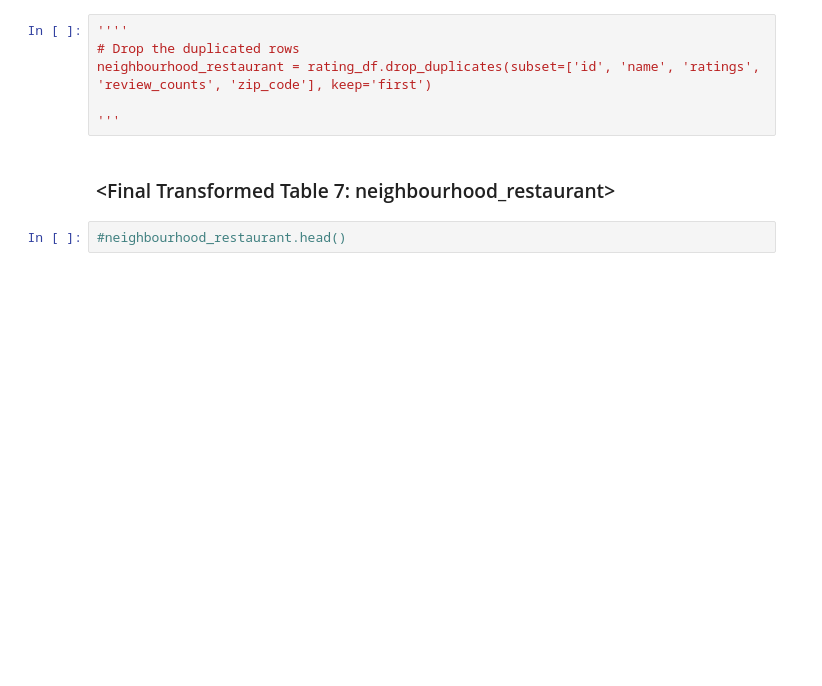
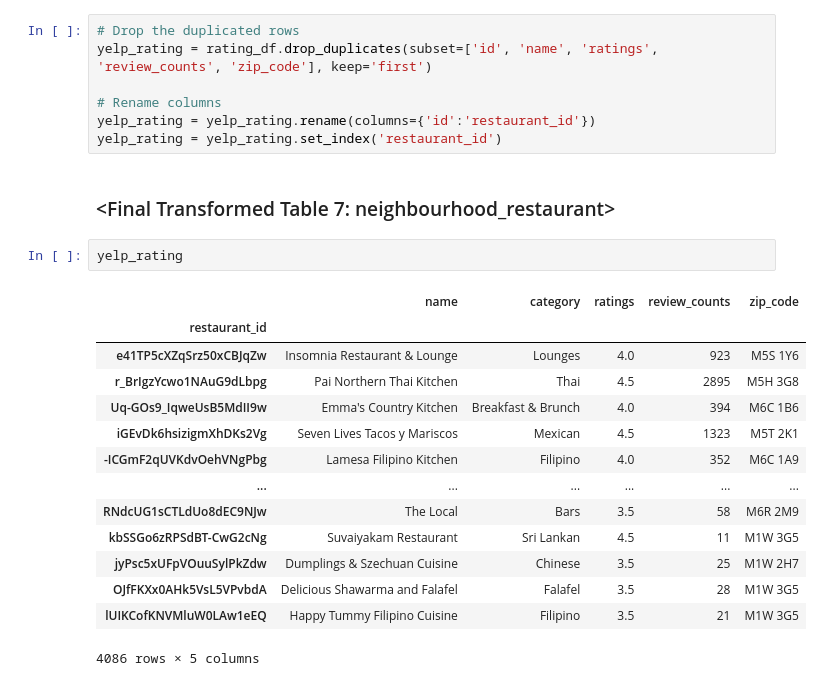
Before and after one commit to saif-gorges/GTA-Restaurant-Location-Analysis, a Jupyter notebook: Transform.ipynb, the cells around one changed output. Drawn from its saved outputs; the diff is of its cells as text; blank space fills up the shorter version.

```diff
--- a/Transform.ipynb
+++ b/Transform.ipynb
@@ -313,12 +316,28 @@ crime
 # %% [markdown]
 ## 6) Restaurants Rating & Review Data from Yelp API
 # %%
-''''
 # Drop the duplicated rows
-neighbourhood_restaurant = rating_df.drop_duplicates(subset=['id', 'name', 'ratings', 'review_counts', 'zip_code'], keep='first')
+yelp_rating = rating_df.drop_duplicates(subset=['id', 'name', 'ratings', 'review_counts', 'zip_code'], keep='first')
 
-'''
+# Rename columns
+yelp_rating = yelp_rating.rename(columns={'id':'restaurant_id'})
+yelp_rating = yelp_rating.set_index('restaurant_id')
 # %% [markdown]
 ### <Final Transformed Table 7: neighbourhood_restaurant>
-# %%
-#neighbourhood_restaurant.head()
+# %%
+yelp_rating
+# %% [output]
+|  | name | category | ratings | review_counts | zip_code |
+| restaurant_id |  |  |  |  |  |
+| e41TP5cXZqSrz50xCBJqZw | Insomnia Restaurant & Lounge | Lounges | 4.0 | 923 | M5S 1Y6 |
+| r_BrIgzYcwo1NAuG9dLbpg | Pai Northern Thai Kitchen | Thai | 4.5 | 2895 | M5H 3G8 |
+| Uq-GOs9_IqweUsB5MdII9w | Emma's Country Kitchen | Breakfast & Brunch | 4.0 | 394 | M6C 1B6 |
+| iGEvDk6hsizigmXhDKs2Vg | Seven Lives Tacos y Mariscos | Mexican | 4.5 | 1323 | M5T 2K1 |
+| -ICGmF2qUVKdvOehVNgPbg | Lamesa Filipino Kitchen | Filipino | 4.0 | 352 | M6C 1A9 |
+| ... | ... | ... | ... | ... | ... |
+| RNdcUG1sCTLdUo8dEC9NJw | The Local | Bars | 3.5 | 58 | M6R 2M9 |
+| kbSSGo6zRPSdBT-CwG2cNg | Suvaiyakam Restaurant | Sri Lankan | 4.5 | 11 | M1W 3G5 |
+| jyPsc5xUFpVOuuSylPkZdw | Dumplings & Szechuan Cuisine | Chinese | 3.5 | 25 | M1W 2H7 |
+| OJfFKXx0AHk5VsL5VPvbdA | Delicious Shawarma and Falafel | Falafel | 3.5 | 28 | M1W 3G5 |
+| lUIKCofKNVMluW0LAw1eEQ | Happy Tummy Filipino Cuisine | Filipino | 3.5 | 21 | M1W 3G5 |
+4086 rows × 5 columns
```
Also changed, not shown: parts of 5 cells of this notebook, 3 other files.
